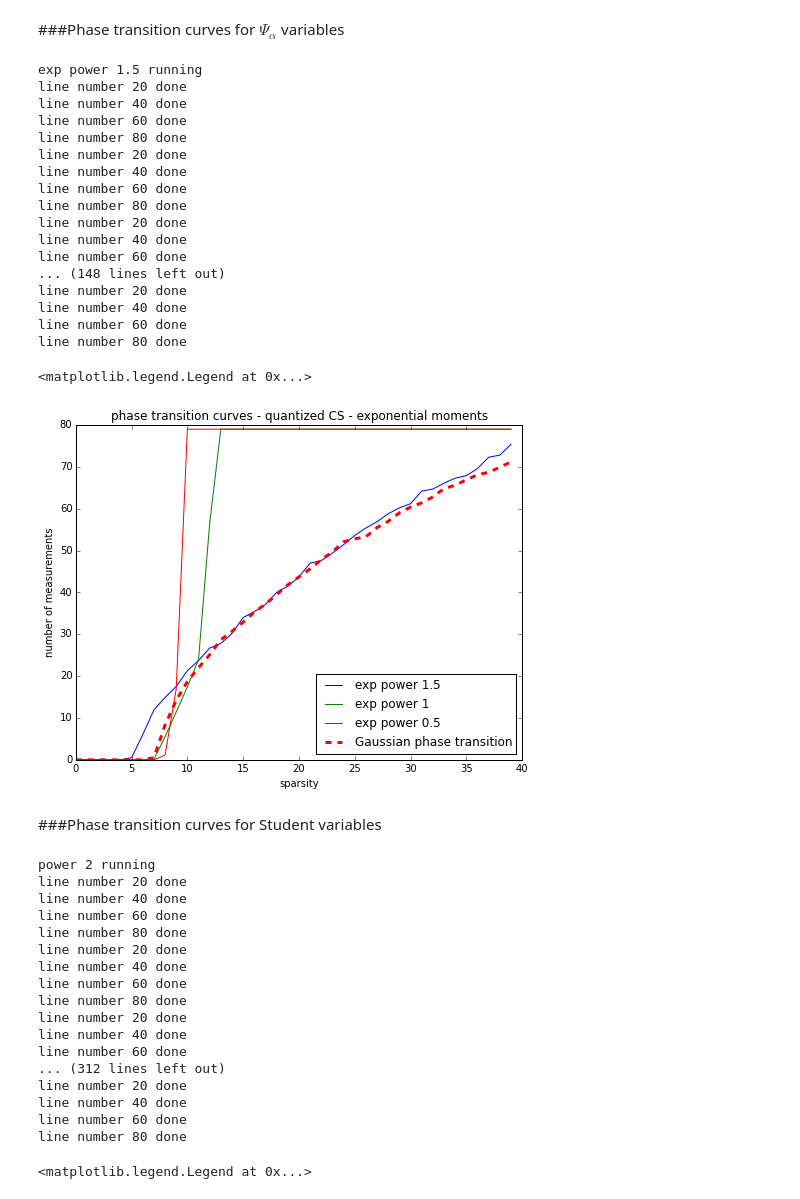
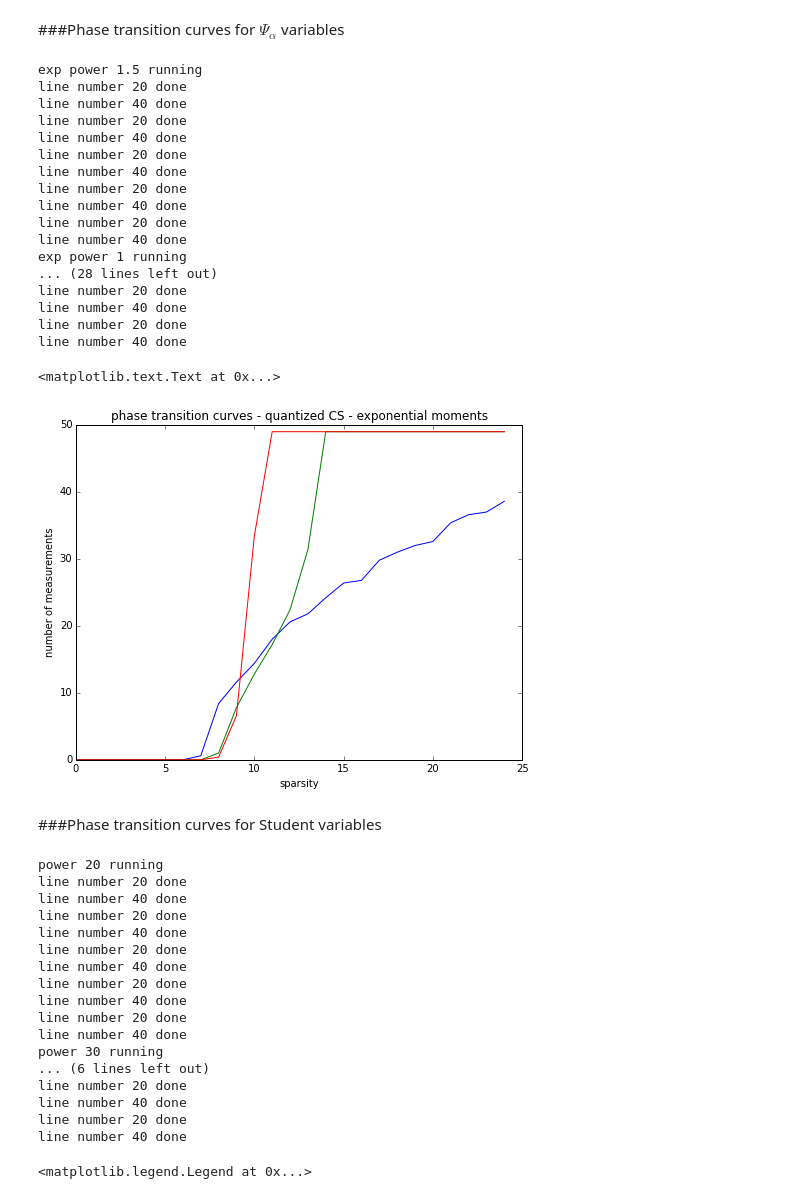
Before and after one commit to lecueguillaume/notebooks_python, a Jupyter notebook: research_paper_Dirksen_Rauhut_Lecue/phase_transition_cvx.ipynb, the cells around one changed output. Cells and saved outputs as stored; diff of their text form; code cells hidden in the pictures.

```diff
--- a/research_paper_Dirksen_Rauhut_Lecue/phase_transition_cvx.ipynb
+++ b/research_paper_Dirksen_Rauhut_Lecue/phase_transition_cvx.ipynb
@@ -319,7 +322,7 @@ def phase_transition_mat_sum_quant(n, eps, nbtest):
             PTM[m-1, sparsity-1] = sum_errors
     return PTM
 # %%
-n, eps, nbtest = 100, 0.1, 10
+n, eps, nbtest = 60, 0.1, 10
 start = time.time()
 mat = phase_transition_mat_sum_quant(n, eps, nbtest)
 print('{} seconds'.format(time.time()-start))
@@ -342,7 +343,7 @@ plt.savefig(filename,bbox_inches='tight')
 
 > nb_curves: number of phase transition curves constructed. Those curves are then averaged to "smooth" the effect of randomness in phase transition and get a "stable" phase transition
 # %%
-n, eps, nbtest, nb_curves = 80, 0.1, 10, 10
+n, eps, nbtest, nb_curves = 40, 0.1, 10, 5
 L = zeros(int(n/2))
 start = time.time()
 for i in range(nb_curves):
@@ -437,7 +421,7 @@ def phase_transition_mat_sum_quant_exp_power(n, eps, nbtest, alpha):
             PTM[m-1, sparsity-1] = sum_errors
     return PTM
 # %%
-n, eps, nbtest, nb_curves = 80, 0.1, 10, 10
+n, eps, nbtest, nb_curves = 50, 0.1, 10, 5
 L = zeros(int(n/2))
 dict_power_quant_cs = {2: L, 1.5: L, 1: L, 0.5: L}# note that for alpha<0.5 cvxopt solver fails
 #dict_power_quant_cs = {2: L, 1.8: L, 1.5: L, 1.3: L, 1: L, 0.8: L, 0.5: L}
@@ -452,20 +436,20 @@ for alpha in dict_power_quant_cs.keys():
 exp power 1.5 running
 line number 20 done
 line number 40 done
-line number 60 done
-line number 80 done
 line number 20 done
 line number 40 done
-line number 60 done
-line number 80 done
 line number 20 done
 line number 40 done
-line number 60 done
-... (148 lines left out)
 line number 20 done
 line number 40 done
-line number 60 done
-line number 80 done
+line number 20 done
+line number 40 done
+exp power 1 running
+... (28 lines left out)
+line number 20 done
+line number 40 done
+line number 20 done
+line number 40 done
 # %%
 #save the dictionary of phase transitions curves to speed up later investigation
 #import pickle
@@ -474,30 +458,30 @@ line number 80 done
 #    pickle.dump(dict_power_quant_cs, fp)
 
 #To load the dictionary
-with open(filename, 'rb') as fp:
-    dict_power_quant_cs = pickle.load(fp)
+#with open(filename, 'rb') as fp:
+#    dict_power_quant_cs = pickle.load(fp)
 # %%
 X = range(int(n/2))
 plt.figure(figsize=(8,6))
 for key in dict_power_quant_cs.keys():
     if key !=2:
         L = dict_power_quant_cs[key]
         text = 'exp power {}'.format(key)
         plot(X, L, label = text)
 plt.xlabel('sparsity')
 plt.ylabel('number of measurements')
 plt.title('phase transition curves - quantized CS - exponential moments')
 #Gaussian phase transition
 #n_gauss = len(L_gauss)
 #X_gauss = range(n_gauss)
 #plot(X_gauss, L_gauss, 'r--', linewidth=3, label="Gaussian phase transition")
-plot(X, L_gauss[0:int(n/2)], 'r--', linewidth=3, label="Gaussian phase transition")
-plt.legend(loc=4)
+#plot(X, L_gauss[0:int(n/2)], 'r--', linewidth=3, label="Gaussian phase transition")
+#plt.legend(loc=4)
 #filename = "phase_transition_curves_quant_cs_n_{}_eps_{}.png".format(n, eps)
 #plt.savefig(filename, bbox_inches='tight')
 # %% [output]
-<matplotlib.legend.Legend at 0x...>
+<matplotlib.text.Text at 0x...>
-[figure, old version]
+[figure, new version]
 # %% [markdown]
 ###Phase transition curves for Student variables
 # %%
@@ -522,9 +506,10 @@ def phase_transition_mat_sum_quant_student(n, eps, nbtest, p):
             PTM[m-1, sparsity-1] = sum_errors
     return PTM
 # %%
-n, eps, nbtest, nb_curves = 80, 0.1, 10, 10
+n, eps, nbtest, nb_curves = 40, 0.1, 10, 5
 L = zeros(int(n/2))
-dict_quant_cs_student = {30: L, 20: L, 15: L, 10: L, 5: L, 4: L, 3: L, 2: L}
+#dict_quant_cs_student = {30: L, 20: L, 15: L, 10: L, 5: L, 4: L, 3: L, 2: L}
+dict_quant_cs_student = {30: L, 20: L}
 for p in dict_quant_cs_student.keys():
     print('power {} running'.format(p))
     for i in range(nb_curves):
@@ -533,22 +518,22 @@ for p in dict_quant_cs_student.keys():
         dict_quant_cs_student[p] = [sum(a) for a in zip(dict_quant_cs_student[p], F)]
     dict_quant_cs_student[p] = [ele/nb_curves for ele in dict_quant_cs_student[p]]
 # %% [output]
-power 2 running
+power 20 running
 line number 20 done
 line number 40 done
-line number 60 done
-line number 80 done
 line number 20 done
 line number 40 done
-line number 60 done
-line number 80 done
 line number 20 done
 line number 40 done
-line number 60 done
-... (312 lines left out)
 line number 20 done
 line number 40 done
-line number 60 done
-line number 80 done
+line number 20 done
+line number 40 done
+power 30 running
+... (6 lines left out)
+line number 20 done
+line number 40 done
+line number 20 done
+line number 40 done
 # %%
 #save the dictionary of phase transitions curves to speed up later investigation
```
Also changed, not shown: parts of 27 cells of this notebook, 1 other file.
